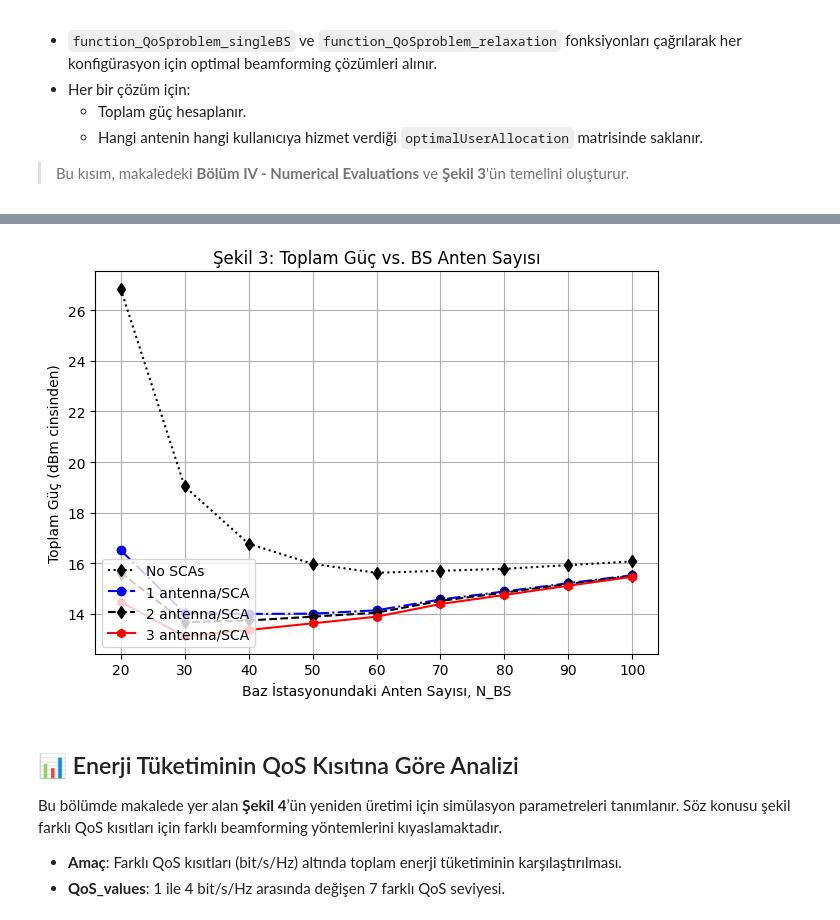
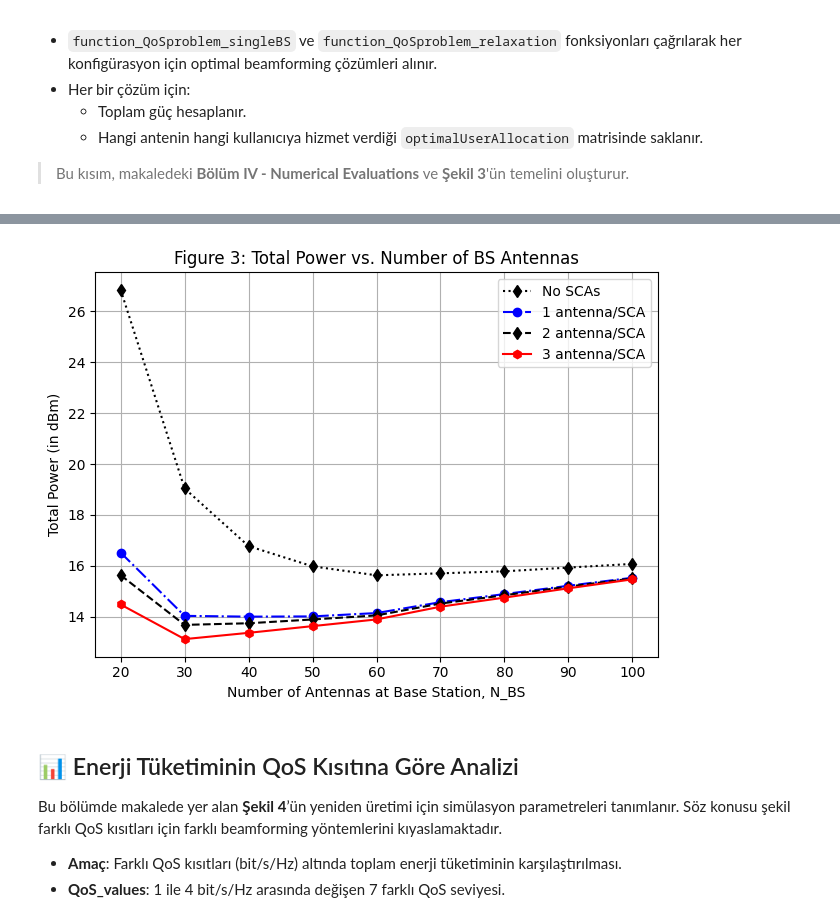
Before and after one commit to hasantann/MassiveMimoRL, a Jupyter notebook: MassiveMimoAll2.ipynb, the cells around one changed output, grey strips where cells are left out. Cells and saved outputs as stored; diff of their text form; code cells hidden in the pictures.

```diff
--- a/MassiveMimoAll2.ipynb
+++ b/MassiveMimoAll2.ipynb
@@ -548,38 +548,38 @@ if(analyze):
     plt.figure()
     markers = ['kd:', 'bo-.', 'kd--', 'rh-']
     labels = ['No SCAs', '1 antenna/SCA', '2 antenna/SCA', '3 antenna/SCA']
 
     for i, label in enumerate(labels):
         plt.plot(NBS_cases, totalpower_average_dBm[:, i], markers[i], label=label)
 
     plt.xlabel("Baz İstasyonundaki Anten Sayısı, N_BS")
     plt.ylabel("Toplam Güç (dBm cinsinden)")
     plt.legend(loc="lower left")
     plt.grid(True)
     plt.title("Şekil 3: Toplam Güç vs. BS Anten Sayısı")
     plt.tight_layout()
     plt.show()
 
 else:
     data_fig3 = scipy.io.loadmat("massive-MIMO-small-cells-master/figure3.mat")
     totalpower_average_fig3 = data_fig3["totalpower_average"]
     totalpower_average_dBm = 10 * np.log10(totalpower_average_fig3)
     plt.figure()
     markers = ['kd:', 'bo-.', 'kd--', 'rh-']
     labels = ['No SCAs', '1 antenna/SCA', '2 antenna/SCA', '3 antenna/SCA']
 
     for i, label in enumerate(labels):
         plt.plot(NBS_cases, totalpower_average_dBm[:, i], markers[i], label=label)
 
-    plt.xlabel("Baz İstasyonundaki Anten Sayısı, N_BS")
-    plt.ylabel("Toplam Güç (dBm cinsinden)")
-    plt.legend(loc="lower left")
+    plt.xlabel("Number of Antennas at Base Station, N_BS")
+    plt.ylabel("Total Power (in dBm)")
+    plt.legend(loc="upper right")
     plt.grid(True)
-    plt.title("Şekil 3: Toplam Güç vs. BS Anten Sayısı")
+    plt.title("Figure 3: Total Power vs. Number of BS Antennas")
     plt.tight_layout()
     plt.show()
 # %% [output]
-[figure, old version]
+[figure, new version]
 # %% [markdown]
 ## 📊 Enerji Tüketiminin QoS Kısıtına Göre Analizi
 
```
Also changed, not shown: 7 other files.
